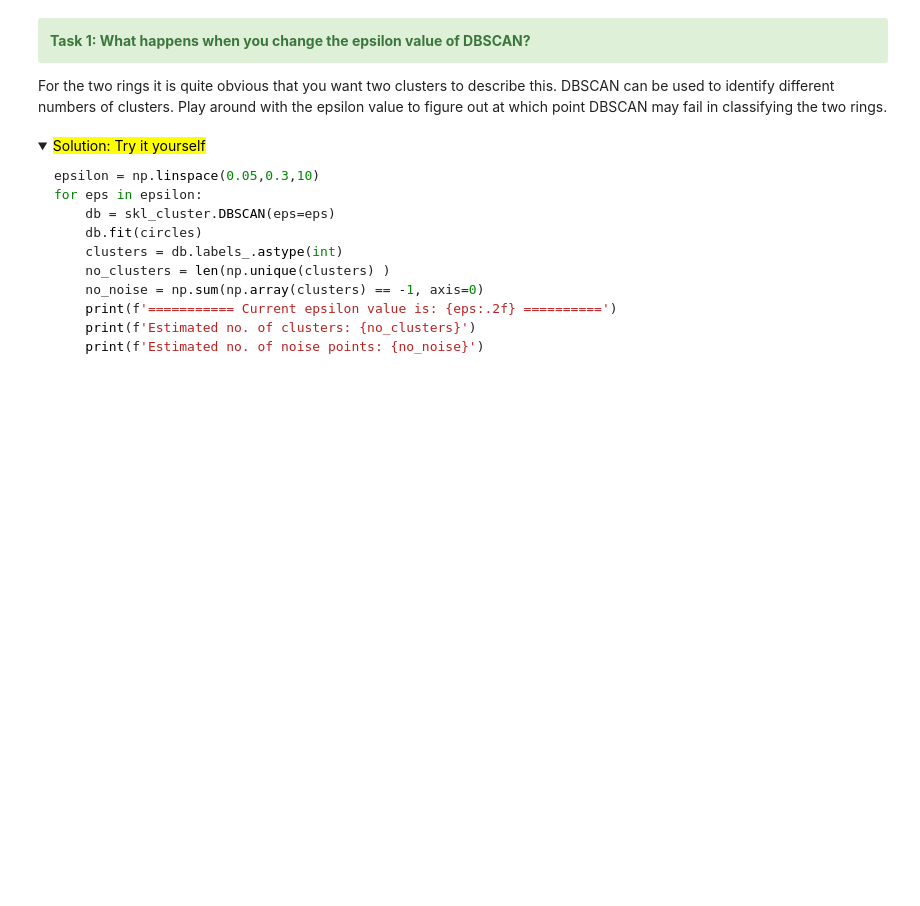
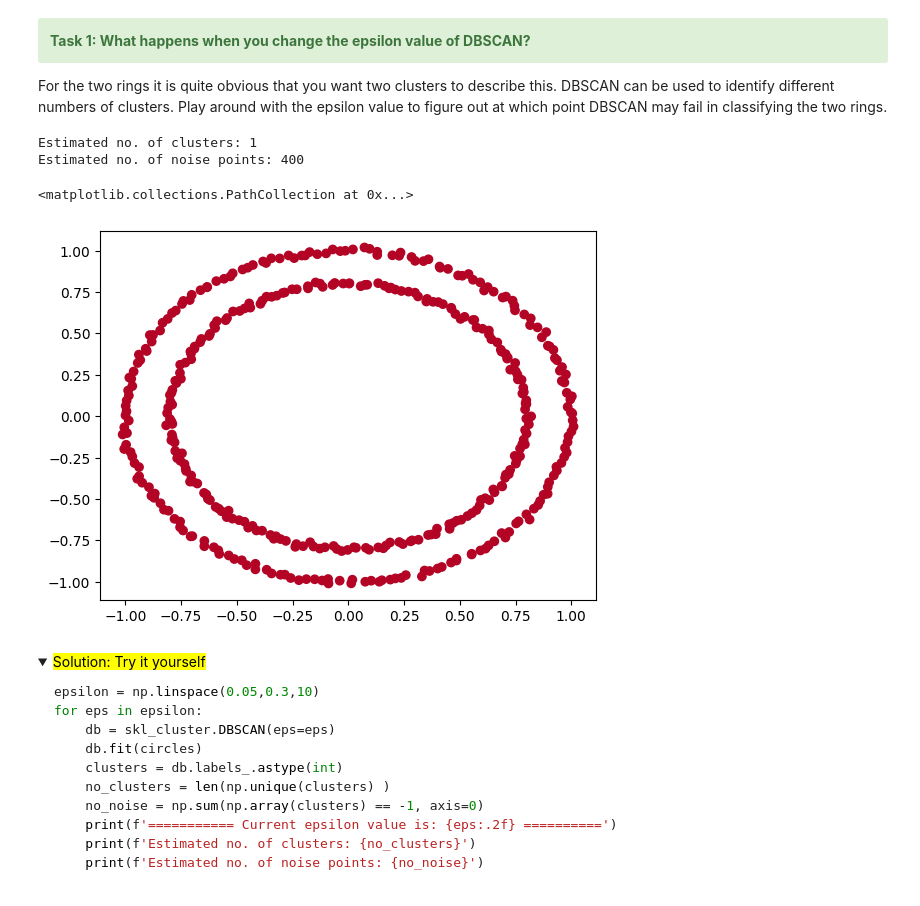
Before and after one commit to lucy483/Coding, a Jupyter notebook: Workshops/workshop_01/01_clustering.ipynb, the cells around one changed output. Saved outputs shown, nothing was run; the diff lists cells and outputs as text; code cells hidden in the pictures; folded sections open; blank space fills up the shorter version.

```diff
--- a/Workshops/workshop_01/01_clustering.ipynb
+++ b/Workshops/workshop_01/01_clustering.ipynb
@@ -297,3 +296,23 @@ For the two rings it is quite obvious that you want two clusters to describe thi
+# %%
+
+### Your solution here! ###
+
+db = skl_cluster.DBSCAN(eps=0.001)
+db.fit(circles)
+clusters = db.labels_.astype(int)
+no_clusters = len(np.unique(clusters) )
+no_noise = np.sum(np.array(clusters) == -1, axis=0)
+
+print(f'Estimated no. of clusters: {no_clusters}')
+print(f'Estimated no. of noise points: {no_noise}')
+
+colors = list(map(lambda x: '#3b4cc0' if x == 1 else '#b40426', clusters))
+plt.scatter(circles[:,0], circles[:,1], c=colors, marker="o", picker=True)
+# %% [output]
+Estimated no. of clusters: 1
+Estimated no. of noise points: 400
+<matplotlib.collections.PathCollection at 0x...>
+[figure, added]
 # %% [markdown]
 <details>
 <summary> <mark> Solution: Try it yourself</mark> </summary>
```
Also changed, not shown: parts of 6 cells of this notebook.
